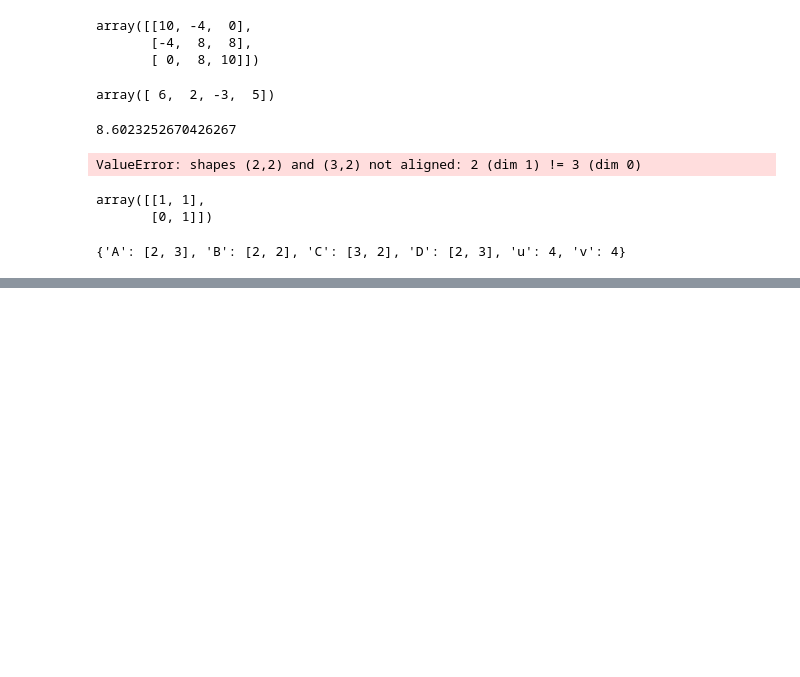
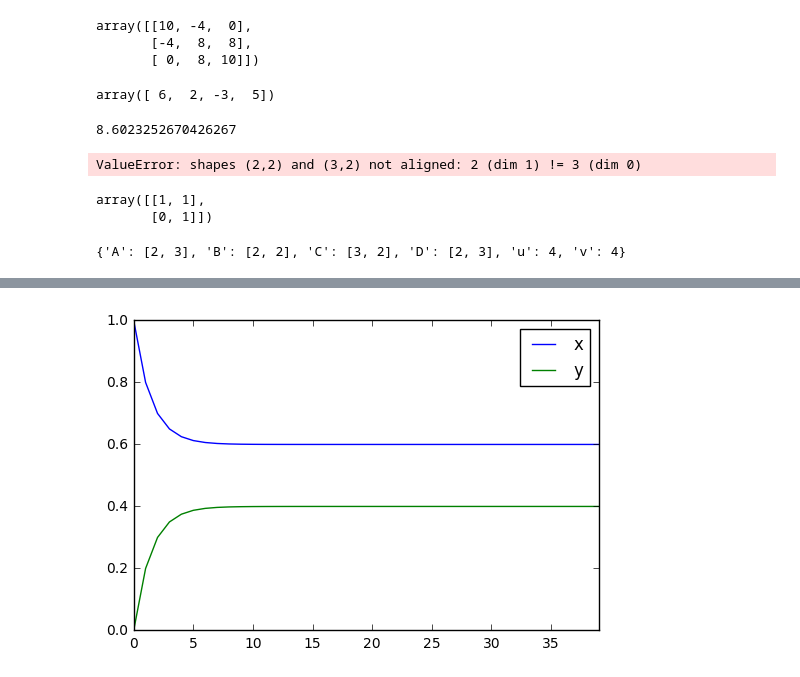
Before and after one commit to NathanMaton/dsp, a Jupyter notebook: prework/Linear Algebra.ipynb, the cells around one changed output, grey strips where cells are left out. Saved outputs shown, nothing was run; the diff lists cells and outputs as text; code cells hidden in the pictures; blank space fills up the shorter version.

```diff
--- a/prework/Linear Algebra.ipynb
+++ b/prework/Linear Algebra.ipynb
@@ -211,0 +279,3 @@ dimensions
+# %%
+u0 = np.array([[1],[0]])
+m = np.array([[.8,.3],[.2,.7]]) #markov matrix
@@ -211,0 +343,4 @@ dimensions
+# %%
+createdf(arr)
+# %% [output]
+[figure, added]
```
Also changed, not shown: parts of 29 cells of this notebook, 6 other files.
